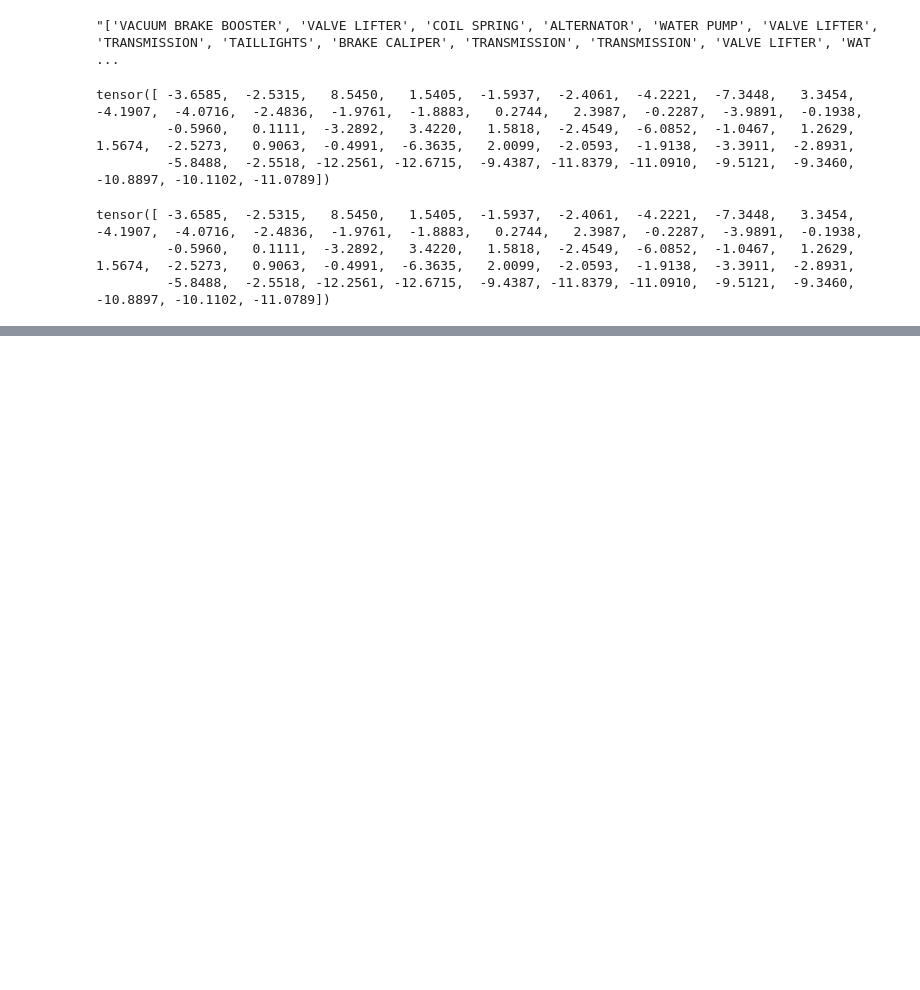
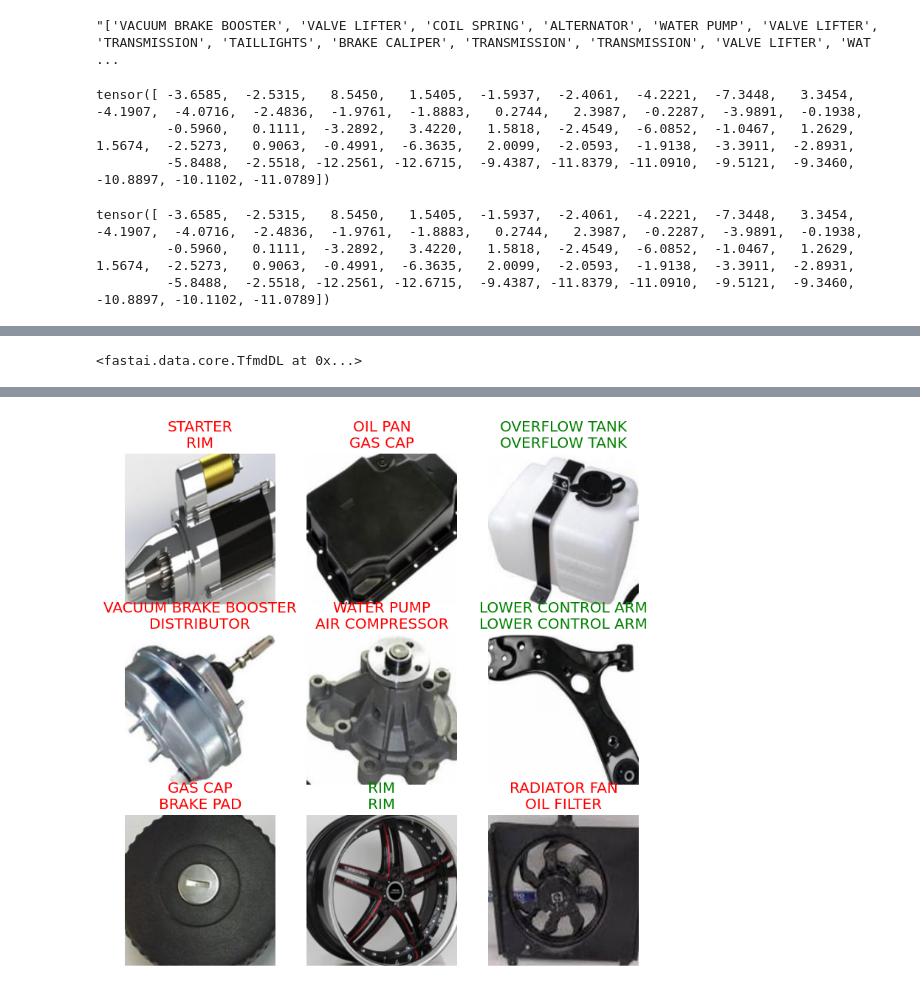
Before and after one commit to iluadd/Fastai, a Jupyter notebook: Lesson8chapter13/50classesTry.ipynb, the cells around one changed output, grey strips where cells are left out. Drawn from its saved outputs; the diff is of its cells as text; code cells hidden in the pictures; blank space fills up the shorter version.

```diff
--- a/Lesson8chapter13/50classesTry.ipynb
+++ b/Lesson8chapter13/50classesTry.ipynb
@@ -525,0 +577,2 @@ learn.show_results(ds_idx=1, nrows=3, figsize=(6,8))
+# %%
+learn = fit(25, lr=0.0011)
@@ -525,0 +642,7 @@ learn.show_results(ds_idx=1, nrows=3, figsize=(6,8))
+# %%
+tst_dl.
+# %% [output]
+<fastai.data.core.TfmdDL at 0x...>
+# %%
+learn.show_results()
+# %% [output]
@@ -525,0 +650 @@ learn.show_results(ds_idx=1, nrows=3, figsize=(6,8))
+[figure, added]
```
Also changed, not shown: parts of 23 cells of this notebook.
